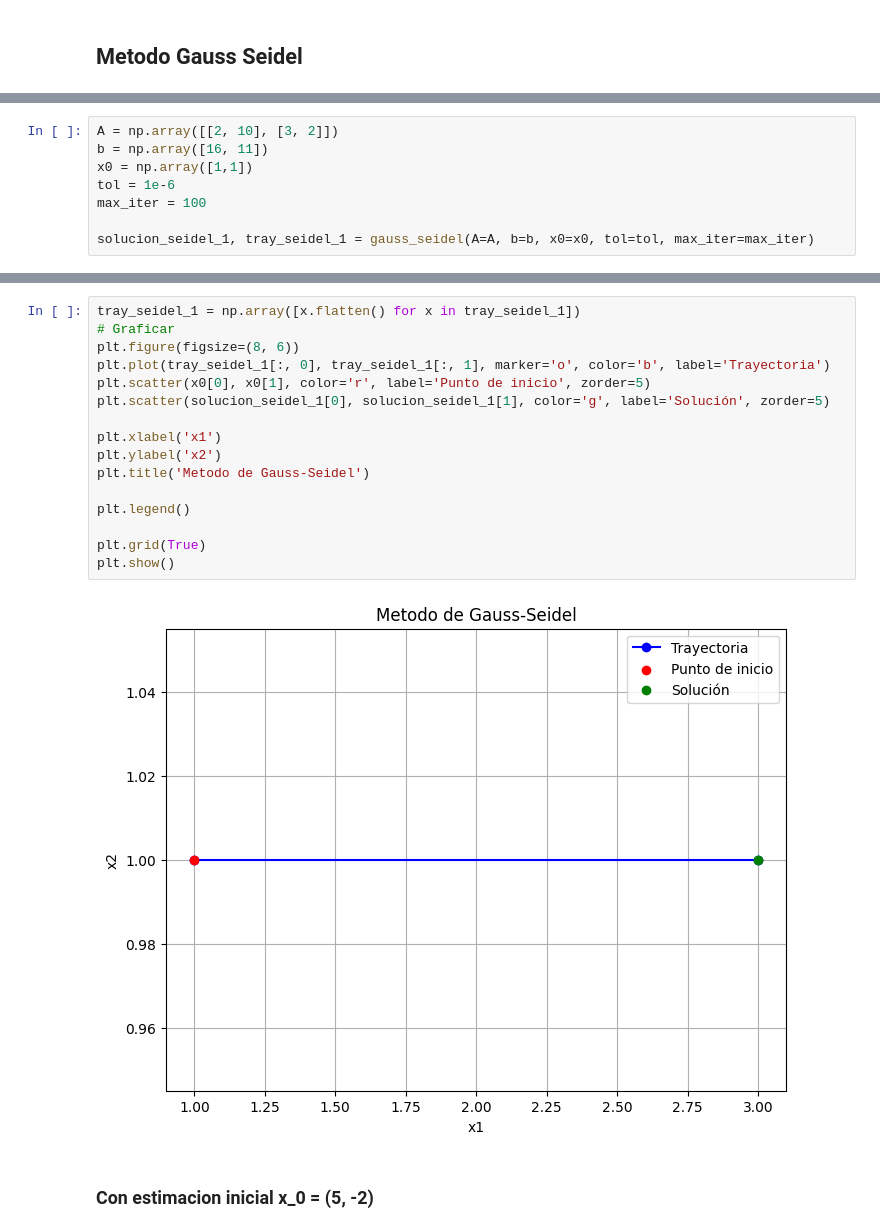
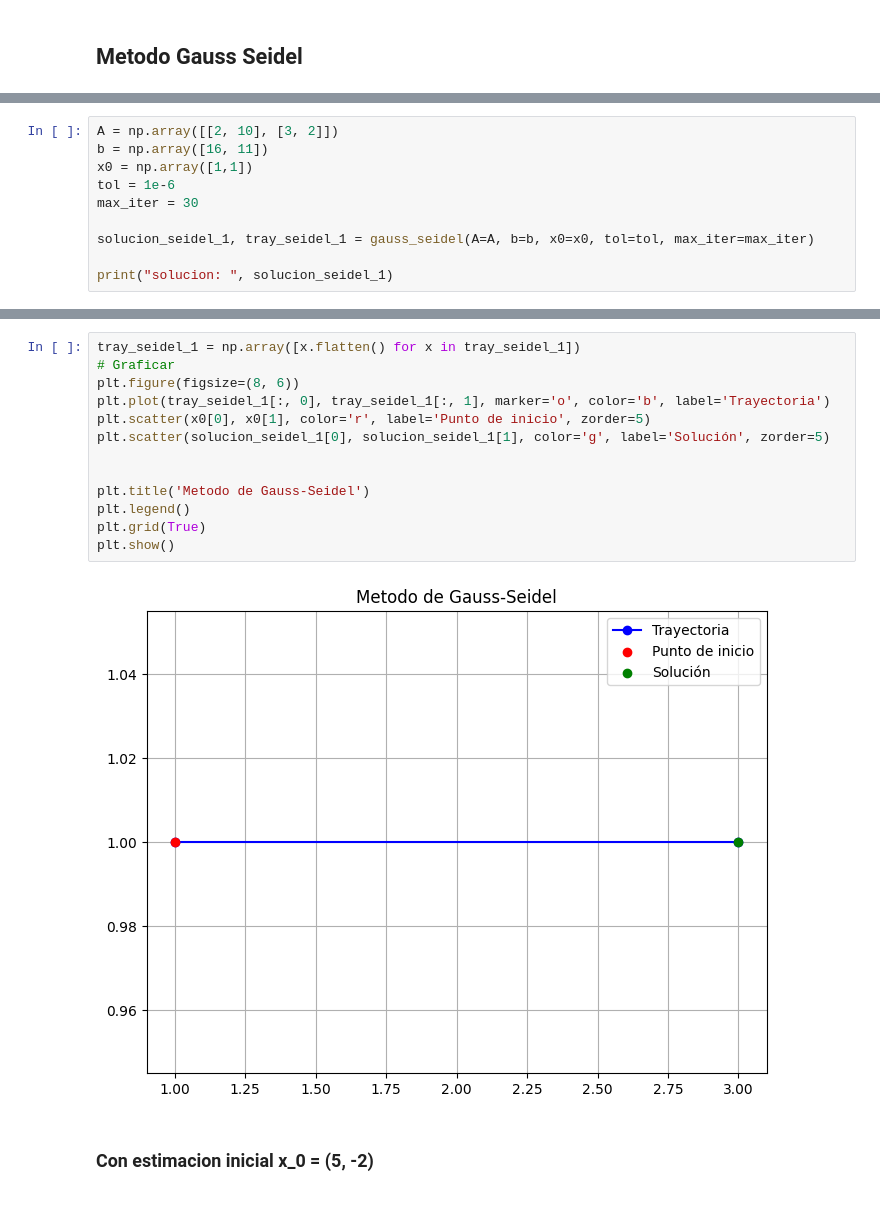
Before and after one commit to alexis-bautista/Talller-Gauss-Jacobi-Seidel-MN, a Jupyter notebook: template iterative.ipynb, the cells around one changed output, grey strips where cells are left out. Drawn from its saved outputs; the diff is of its cells as text; blank space fills up the shorter version.

```diff
--- a/template iterative.ipynb
+++ b/template iterative.ipynb
@@ -199,7 +167,9 @@ A = np.array([[2, 10], [3, 2]])
 b = np.array([16, 11])
 x0 = np.array([1,1])
 tol = 1e-6
-max_iter = 100
+max_iter = 30
 
 solucion_seidel_1, tray_seidel_1 = gauss_seidel(A=A, b=b, x0=x0, tol=tol, max_iter=max_iter)
+
+print("solucion: ", solucion_seidel_1)
 # %% [output]
@@ -208,21 +180,18 @@ solucion_seidel_1, tray_seidel_1 = gauss_seidel(A=A, b=b, x0=x0, tol=tol, max_it
 # %%
 tray_seidel_1 = np.array([x.flatten() for x in tray_seidel_1])
 # Graficar
 plt.figure(figsize=(8, 6))
 plt.plot(tray_seidel_1[:, 0], tray_seidel_1[:, 1], marker='o', color='b', label='Trayectoria')
 plt.scatter(x0[0], x0[1], color='r', label='Punto de inicio', zorder=5)
 plt.scatter(solucion_seidel_1[0], solucion_seidel_1[1], color='g', label='Solución', zorder=5)
 
-plt.xlabel('x1')
-plt.ylabel('x2')
+
 plt.title('Metodo de Gauss-Seidel')
-
 plt.legend()
-
 plt.grid(True)
 plt.show()
 # %% [output]
-[figure, old version]
+[figure, new version]
 # %% [markdown]
 ### Con estimacion inicial x_0 = (5, -2)
 # %%
```
Also changed, not shown: parts of 20 cells of this notebook, 1 other file.
